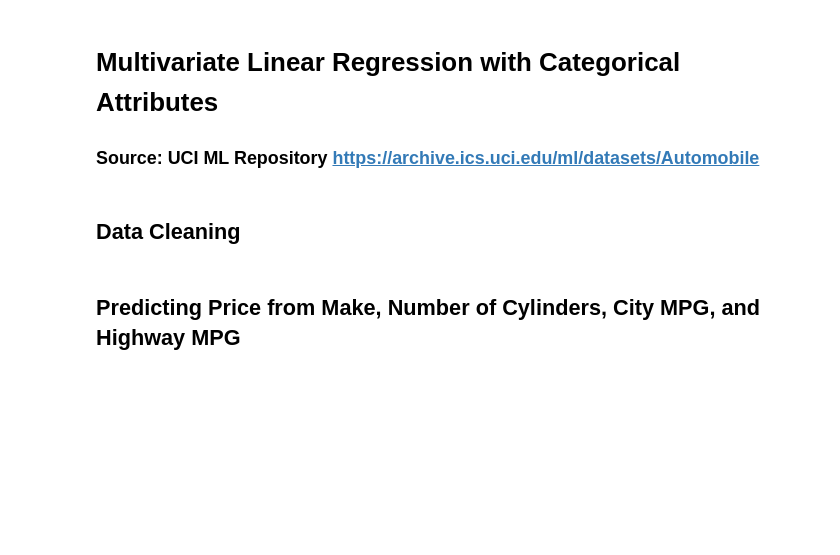
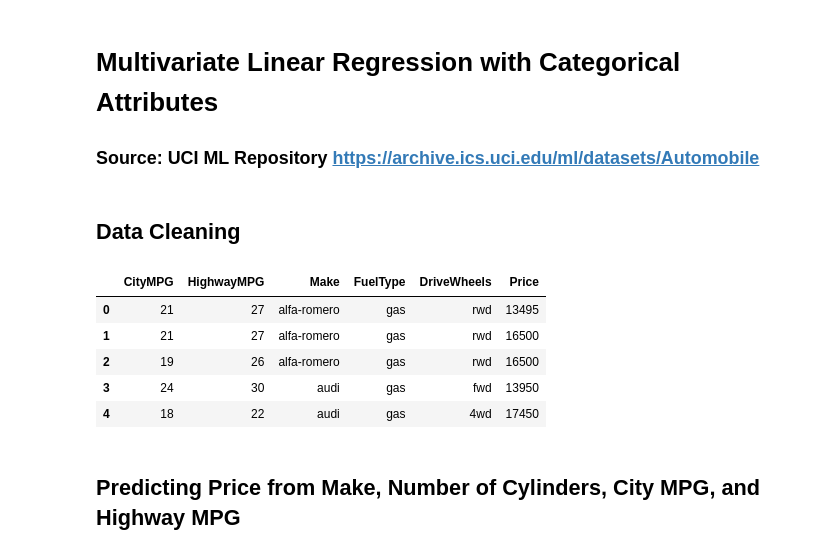
Before and after one commit to bcooper94/AdvancedDataMining, a Jupyter notebook: regression.ipynb, the cells around one changed output. Saved outputs shown, nothing was run; the diff lists cells and outputs as text; code cells hidden in the pictures; blank space fills up the shorter version.

```diff
--- a/regression.ipynb
+++ b/regression.ipynb
@@ -304,24 +438,39 @@ R2 for all X cols: 0.874245006965
 # %%
 carDf = pd.read_csv('data/imports-85.csv', sep=',')
 carYColName = 'Price'
+categoricalCarCols = ['Make', 'FuelType', 'DriveWheels']
+carXColNames = ['CityMPG', 'HighwayMPG'] + categoricalCarCols
+
 
 carDf.drop(carDf[carDf['Horsepower'] == '?'].index, inplace=True)
-carDf.drop(carDf[carDf[carYColName] == '?'].index, inplace=True)
+carDf.drop(carDf[carDf['Price'] == '?'].index, inplace=True)
 carDf['Horsepower'] = pd.to_numeric(carDf['Horsepower'])
-carDf[carYColName] = pd.to_numeric(carDf[carYColName])
+carDf['Price'] = pd.to_numeric(carDf['Price'])
 
 carColNamesByType = getDfNamesByType(carDf)
 makeXCols = categoricalColumnNames('Make', carDf['Make'].unique())
 numberCylindersXCols = categoricalColumnNames('NumberCylinders',
                                               carDf['NumberCylinders'].unique())
-carXColNames = ['CityMPG', 'HighwayMPG'] + makeXCols
+# carXColNames = ['CityMPG', 'HighwayMPG'] + makeXCols
+# carXColNames = ['Price'] + makeXCols
+display(carDf[carXColNames + [carYColName]].head())
 
-nominalCarDf = convertNominalVariables(carDf, ['Make'])
+nominalCarDf = convertNominalVariables(carDf, ['Make', 'FuelType', 'DriveWheels'])
 convertedCarDf = _convertOrdinalVariable(nominalCarDf, 'NumberCylinders',
                                          ['two', 'three', 'four', 'five', 'six', 'eight', 'twelve'])
+convertedCarXColNames = ['CityMPG', 'HighwayMPG']
+for col in categoricalCarCols:
+    convertedCarXColNames.extend(categoricalColumnNames(col, convertedCarDf[col].unique()))
 
 for col in makeXCols + numberCylindersXCols:
     convertedCarDf[col] = convertedCarDf[col].astype('int')
+# %% [output]
+|  | CityMPG | HighwayMPG | Make | FuelType | DriveWheels | Price |
+| 0 | 21 | 27 | alfa-romero | gas | rwd | 13495 |
+| 1 | 21 | 27 | alfa-romero | gas | rwd | 16500 |
+| 2 | 19 | 26 | alfa-romero | gas | rwd | 16500 |
+| 3 | 24 | 30 | audi | gas | fwd | 13950 |
+| 4 | 18 | 22 | audi | gas | 4wd | 17450 |
 # %% [markdown]
 ## Predicting Price from Make, Number of Cylinders, City MPG, and Highway MPG
 # %%
```
Also changed, not shown: parts of 13 cells of this notebook, 8 other files.
